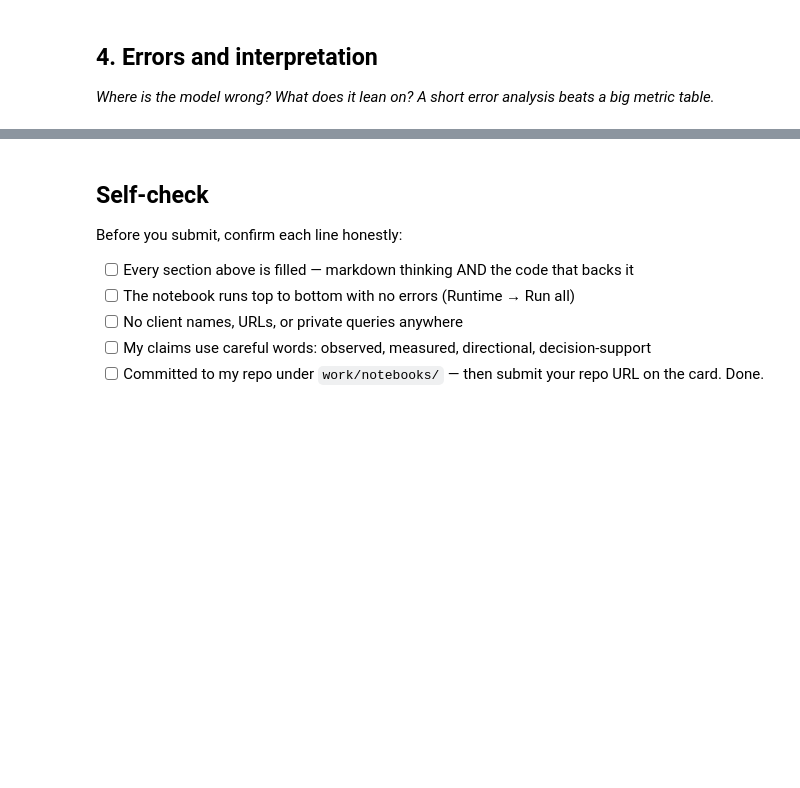
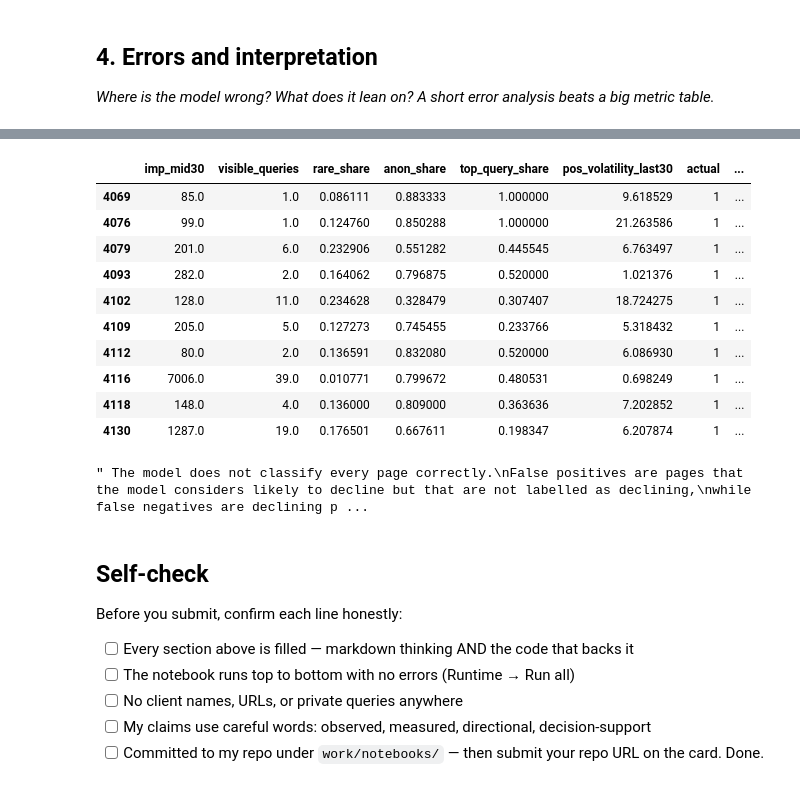
Before and after one commit to Sudharshansirikonda/flyrank-ml-internship-starter, a Jupyter notebook: work/notebooks/w05_model.ipynb, the cells around one changed output, grey strips where cells are left out. Saved outputs shown, nothing was run; the diff lists cells and outputs as text; code cells hidden in the pictures; blank space fills up the shorter version.

```diff
--- a/work/notebooks/w05_model.ipynb
+++ b/work/notebooks/w05_model.ipynb
@@ -294,3 +514,31 @@ Client C ──→ TEST'''
+# %%
+errors[
+    errors["error_type"] == "False Negative"
+][
+    feature_cols + ["actual", "predicted", "model_score"]
+].head(10)
+# %% [output]
+|  | imp_mid30 | visible_queries | rare_share | anon_share | top_query_share | pos_volatility_last30 | actual | ... |
+| 4069 | 85.0 | 1.0 | 0.086111 | 0.883333 | 1.000000 | 9.618529 | 1 | ... |
+| 4076 | 99.0 | 1.0 | 0.124760 | 0.850288 | 1.000000 | 21.263586 | 1 | ... |
+| 4079 | 201.0 | 6.0 | 0.232906 | 0.551282 | 0.445545 | 6.763497 | 1 | ... |
+| 4093 | 282.0 | 2.0 | 0.164062 | 0.796875 | 0.520000 | 1.021376 | 1 | ... |
+| 4102 | 128.0 | 11.0 | 0.234628 | 0.328479 | 0.307407 | 18.724275 | 1 | ... |
+| 4109 | 205.0 | 5.0 | 0.127273 | 0.745455 | 0.233766 | 5.318432 | 1 | ... |
+| 4112 | 80.0 | 2.0 | 0.136591 | 0.832080 | 0.520000 | 6.086930 | 1 | ... |
+| 4116 | 7006.0 | 39.0 | 0.010771 | 0.799672 | 0.480531 | 0.698249 | 1 | ... |
+| 4118 | 148.0 | 4.0 | 0.136000 | 0.809000 | 0.363636 | 7.202852 | 1 | ... |
+| 4130 | 1287.0 | 19.0 | 0.176501 | 0.667611 | 0.198347 | 6.207874 | 1 | ... |
+# %%
+''' The model does not classify every page correctly.
+False positives are pages that the model considers likely to decline but that are not labelled as declining,
+while false negatives are declining pages that the model misses.
+These errors show why the model should be treated as a prioritization and decision-support tool rather than an automatic decision maker.
+
+Feature importance shows which available search signals contributed most to the model's decisions.
+However, feature importance does not establish causation or prove that any feature causes Google rankings or traffic to change.'''
+# %% [output]
+" The model does not classify every page correctly.\nFalse positives are pages that the model considers likely to decline but that are not labelled as declining,\nwhile false negatives are declining p ...
 # %% [markdown]
 ## Self-check
 
```
Also changed, not shown: parts of 15 cells of this notebook.
